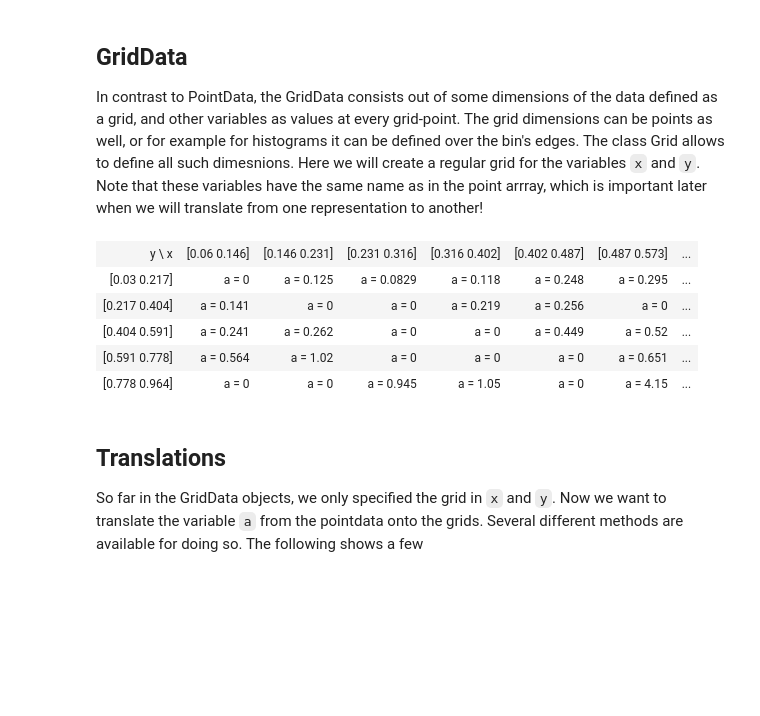
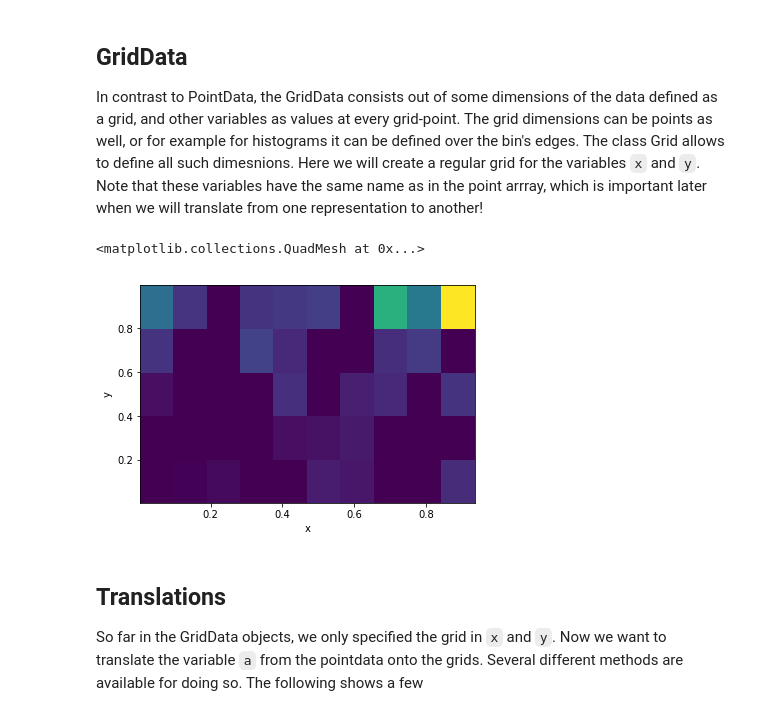
Before and after one commit to philippeller/dama, a Jupyter notebook: notebooks/example.ipynb, the cells around one changed output. Cells and saved outputs as stored; diff of their text form; code cells hidden in the pictures; blank space fills up the shorter version.

```diff
--- a/notebooks/example.ipynb
+++ b/notebooks/example.ipynb
@@ -38,14 +38,10 @@ The class Grid allows to define all such dimesnions. Here we will create a regul
 # %%
 g = pn.GridData(x=10, y=5)
 # %%
-points.histogram(g)
+points.histogram(g).plot()
 # %% [output]
-| y \ x | [0.06 0.146] | [0.146 0.231] | [0.231 0.316] | [0.316 0.402] | [0.402 0.487] | [0.487 0.573] | ... |
-| [0.03 0.217] | a = 0 | a = 0.125 | a = 0.0829 | a = 0.118 | a = 0.248 | a = 0.295 | ... |
-| [0.217 0.404] | a = 0.141 | a = 0 | a = 0 | a = 0.219 | a = 0.256 | a = 0 | ... |
-| [0.404 0.591] | a = 0.241 | a = 0.262 | a = 0 | a = 0 | a = 0.449 | a = 0.52 | ... |
-| [0.591 0.778] | a = 0.564 | a = 1.02 | a = 0 | a = 0 | a = 0 | a = 0.651 | ... |
-| [0.778 0.964] | a = 0 | a = 0 | a = 0.945 | a = 1.05 | a = 0 | a = 4.15 | ... |
+<matplotlib.collections.QuadMesh at 0x...>
+[figure, added]
 # %% [markdown]
 ## Translations
 So far in the GridData objects, we only specified the grid in `x` and `y`. Now we want to translate the variable `a` from the pointdata onto the grids. Several different methods are available for doing so. The following shows a few
```
Also changed, not shown: parts of 4 cells of this notebook, 4 other files.
